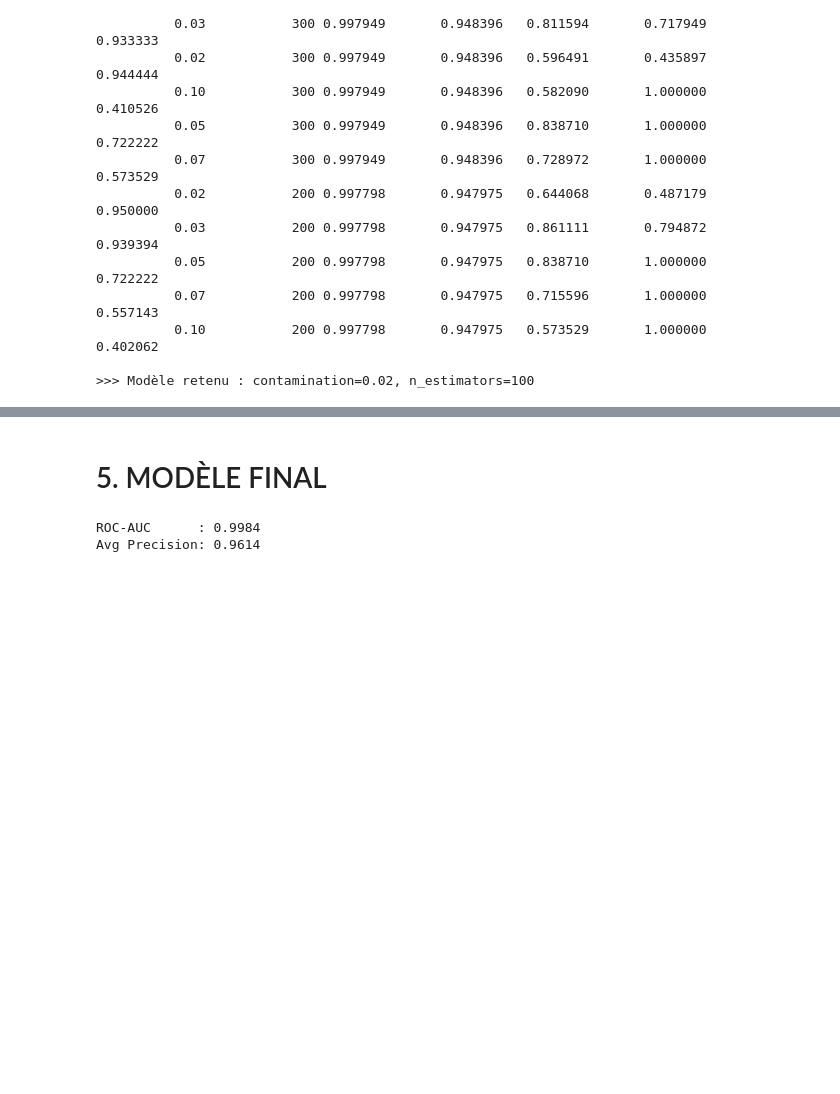
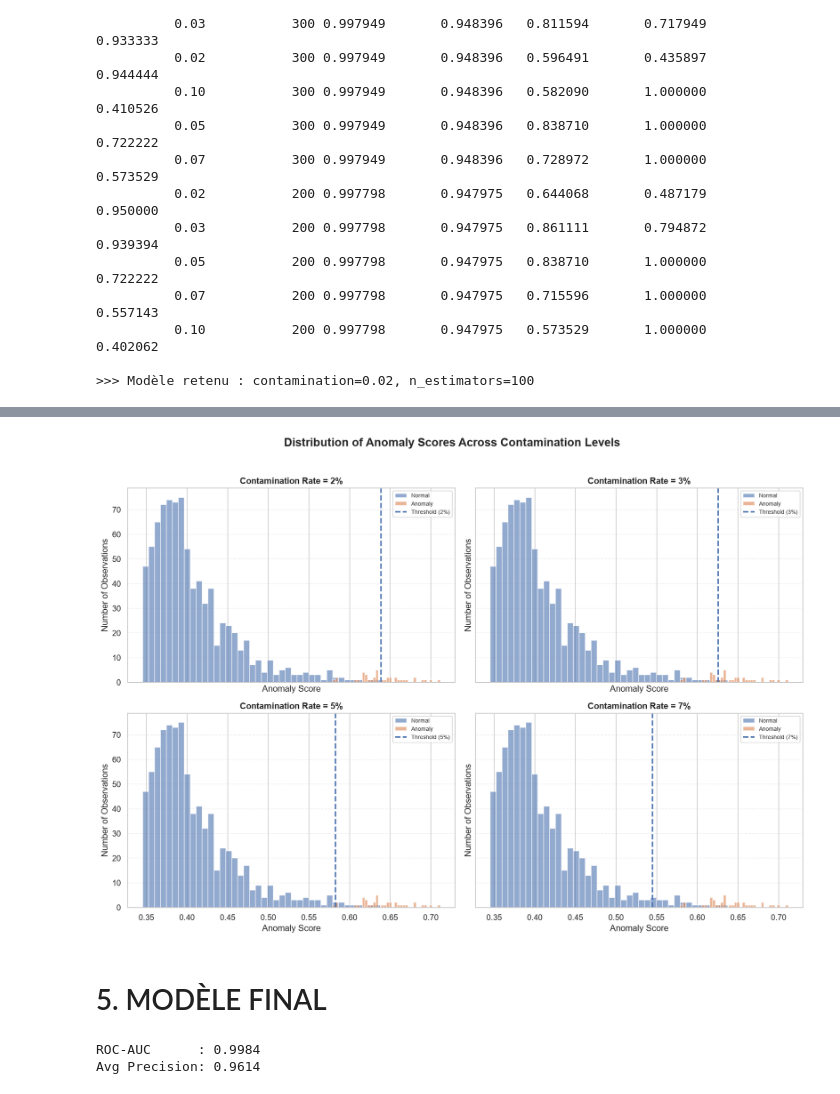
Before and after one commit to majda-soussia/Api-anomaly-detection, a Jupyter notebook: ML/isolation_forest_unsupervised.ipynb, the cells around one changed output, grey strips where cells are left out. Drawn from its saved outputs; the diff is of its cells as text; code cells hidden in the pictures; blank space fills up the shorter version.

```diff
--- a/ML/isolation_forest_unsupervised.ipynb
+++ b/ML/isolation_forest_unsupervised.ipynb
@@ -147,3 +214,70 @@ print(f'\n>>> Modèle retenu : contamination={best_cont}, n_estimators={best_n_e
+# %%
+import matplotlib.pyplot as plt
+import numpy as np
+
+contaminations = [0.02, 0.03, 0.05, 0.07]  # suppression de 0.10
+n_est = 100
+
+fig, axes = plt.subplots(
+    nrows=2,
+    ncols=2,
+    figsize=(14, 10),
+    sharex=True,
+    sharey=True
+)
+
+axes = axes.flatten()
+
+for ax, cont in zip(axes, contaminations):
+
+    model, scores = models_grid[(cont, n_est)]
+
+    # seuil correspondant à la contamination
+    threshold = np.percentile(scores, 100 * (1 - cont))
+
+    ax.hist(
+        scores[y_test_true == 0],
+        bins=40,
+        alpha=0.6,
+        label='Normal'
+    )
+
+    ax.hist(
+        scores[y_test_true == 1],
+        bins=40,
+        alpha=0.6,
+        label='Anomaly'
+    )
+
+    ax.axvline(
+        threshold,
+        linestyle='--',
+        linewidth=2,
+        label=f'Threshold ({cont:.0%})'
+    )
+
+    ax.set_title(
+        f'Contamination Rate = {cont:.0%}',
+        fontsize=12,
+        fontweight='bold'
+    )
+
+    ax.set_xlabel('Anomaly Score')
+    ax.set_ylabel('Number of Observations')
+
+    ax.legend(fontsize=8)
+    ax.grid(axis='y', linestyle='--', alpha=0.3)
+
+fig.suptitle(
+    'Distribution of Anomaly Scores Across Contamination Levels',
+    fontsize=16,
+    fontweight='bold'
+)
+
+plt.tight_layout(rect=[0, 0, 1, 0.96])
+plt.show()
+# %% [output]
+[figure, added]
 # %% [markdown]
 # 5. MODÈLE FINAL
 # %%
```
Also changed, not shown: parts of 2 cells of this notebook, 1 other file.
